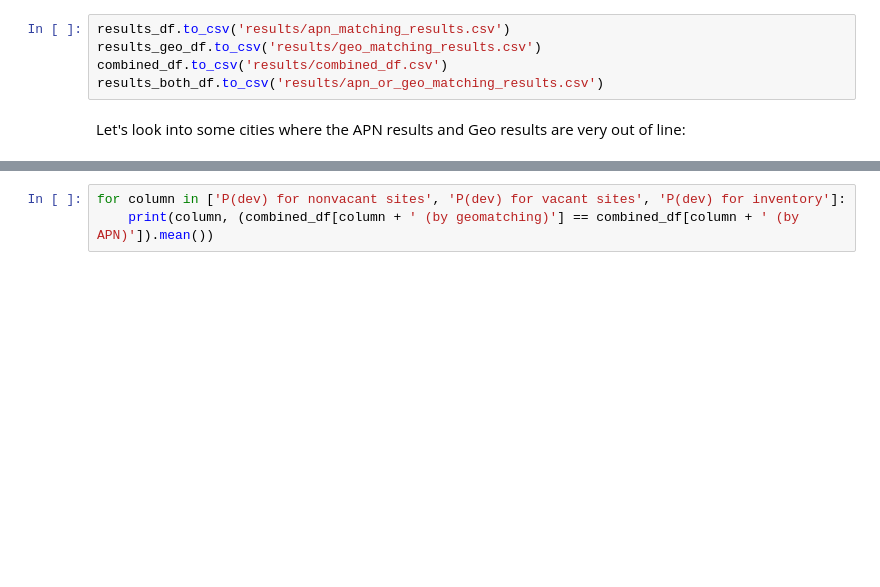
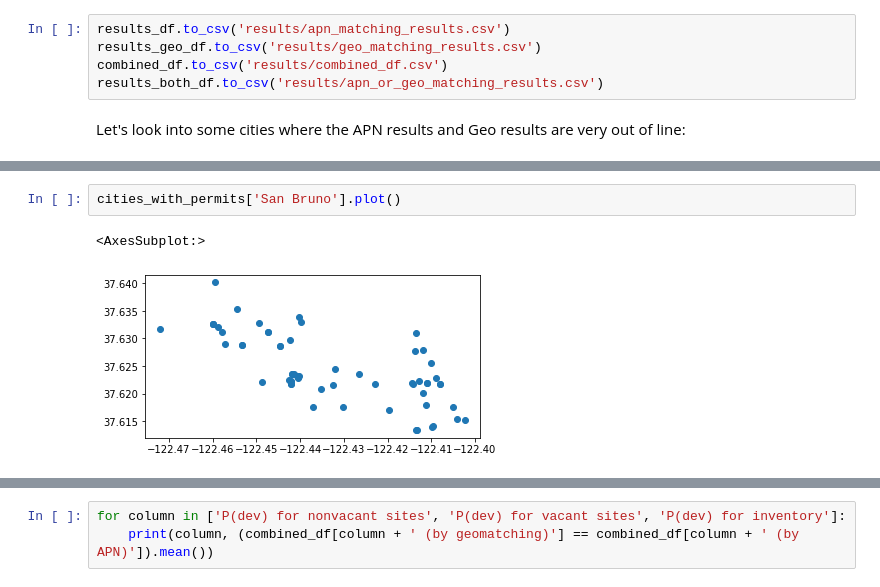
Before and after one commit to YIMBYdata/housing-elements, a Jupyter notebook: Final results.ipynb, the cells around one changed output, grey strips where cells are left out. Saved outputs shown, nothing was run; the diff lists cells and outputs as text; blank space fills up the shorter version.

```diff
--- a/Final results.ipynb
+++ b/Final results.ipynb
@@ -298,0 +266,5 @@ cities_with_permits['Brentwood']
+# %%
+cities_with_permits['San Bruno'].plot()
+# %% [output]
+<AxesSubplot:>
+[figure, added]
```
Also changed, not shown: parts of 26 cells of this notebook, 1 other file.
